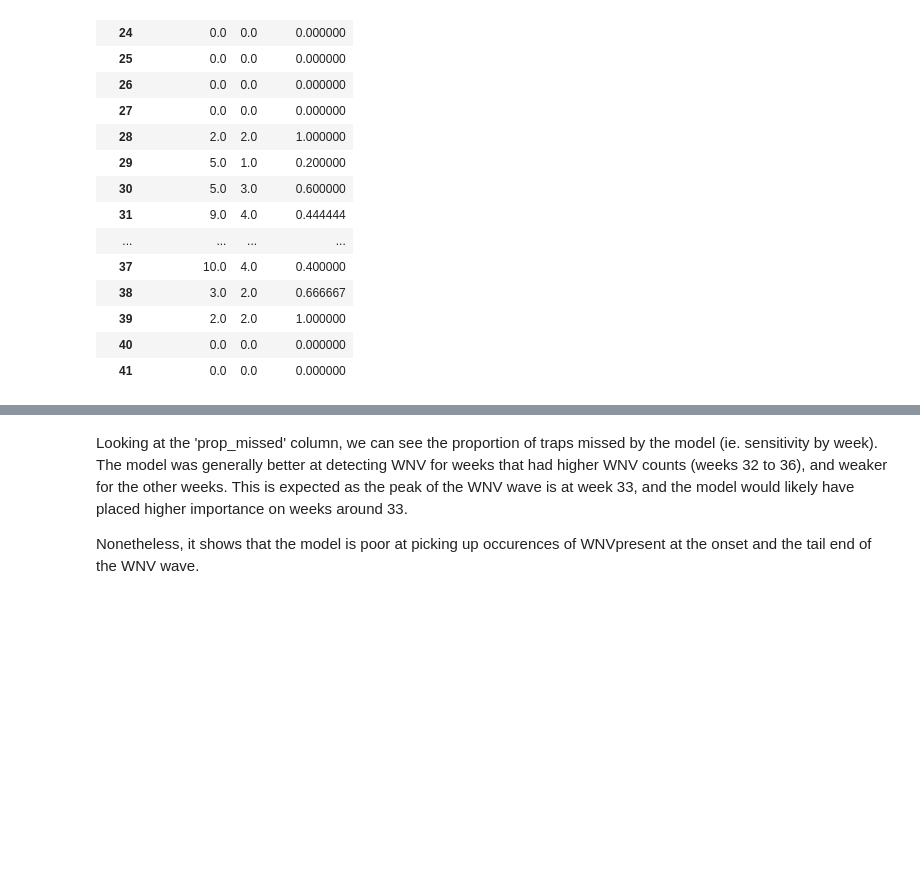
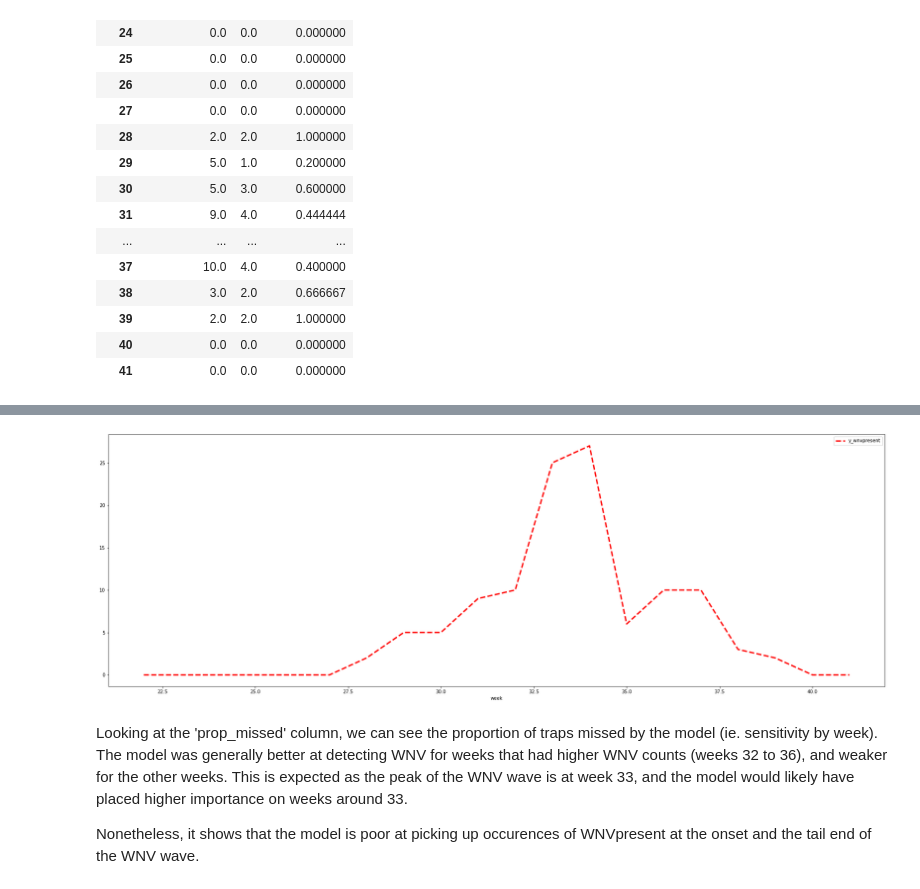
Before and after one commit to msamhz/GA-Project_4, a Jupyter notebook: code/3_Classification Modelling.ipynb, the cells around one changed output, grey strips where cells are left out. Saved outputs shown, nothing was run; the diff lists cells and outputs as text; code cells hidden in the pictures; blank space fills up the shorter version.

```diff
--- a/code/3_Classification Modelling.ipynb
+++ b/code/3_Classification Modelling.ipynb
@@ -879,3 +900,11 @@ test_week.fillna(0)
+# %%
+test_week[['y_wnvpresent']].plot.line(figsize= (30,10), color = 'red', ls =  '--', lw = 3)
+
+plt.legend(loc='upper right')
+
+plt.show()
+# %% [output]
+[figure, added]
 # %% [markdown]
 Looking at the 'prop_missed' column, we can see the proportion of traps missed by the model (ie. sensitivity by week). The model was generally better at detecting WNV for weeks that had higher WNV counts (weeks 32 to 36), and weaker for the other weeks. This is expected as the peak of the WNV wave is at week 33, and the model would likely have placed higher importance on weeks around 33.
 
```
Also changed, not shown: parts of 1 cell of this notebook, 2 other files.
